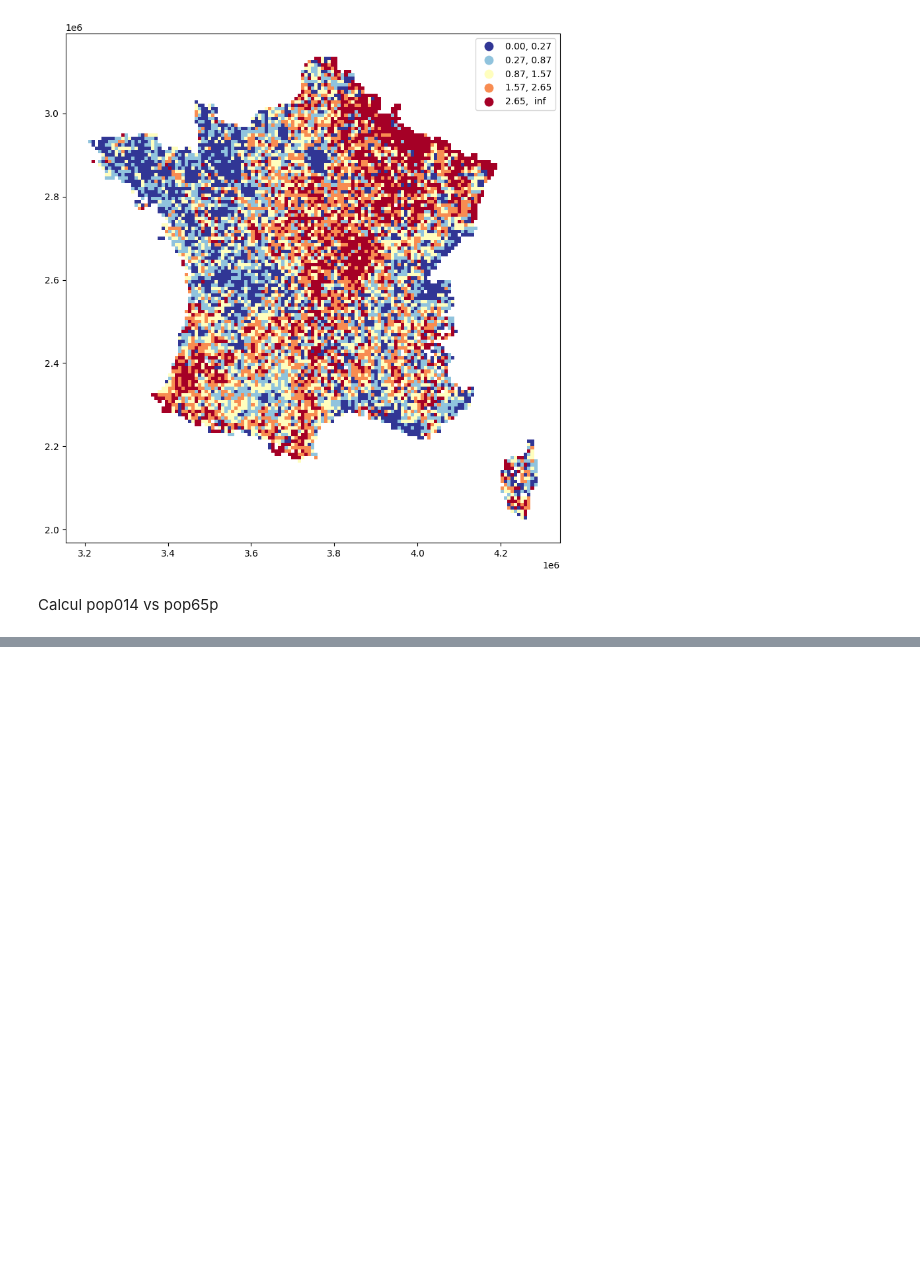
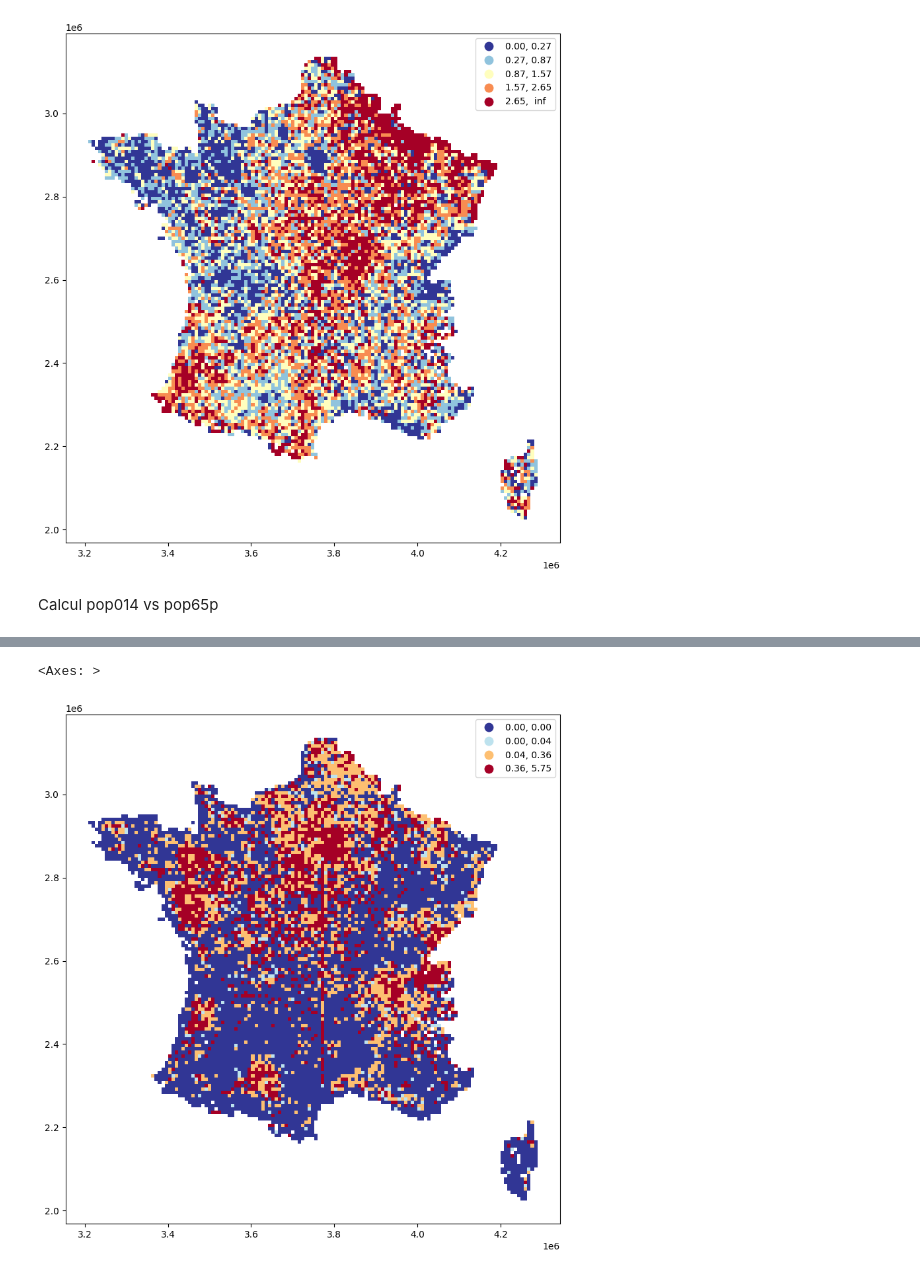
Before and after one commit to fsemecurbe/AOTMS, a Jupyter notebook: AOPTMSG.ipynb, the cells around one changed output, grey strips where cells are left out. Saved outputs shown, nothing was run; the diff lists cells and outputs as text; code cells hidden in the pictures; blank space fills up the shorter version.

```diff
--- a/AOPTMSG.ipynb
+++ b/AOPTMSG.ipynb
@@ -116,0 +131,5 @@ T = ot.emd(df_agg.pop   .to_numpy() , df_agg.pophorsue.to_numpy() , C**.5, numIt
+# %%
+df_agg.plot('pop65p_ratio', cmap='RdYlBu_r', scheme='quantiles', legend=True, figsize=(10,10) )
+# %% [output]
+<Axes: >
+[figure, added]
```
Also changed, not shown: parts of 3 cells of this notebook.
